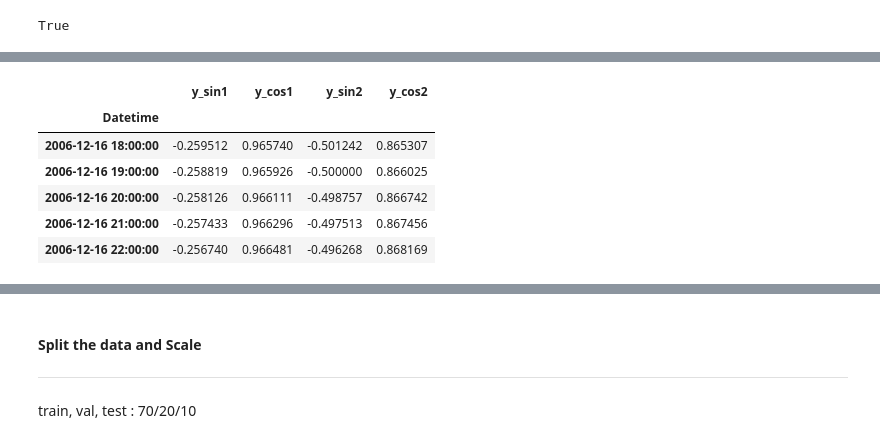
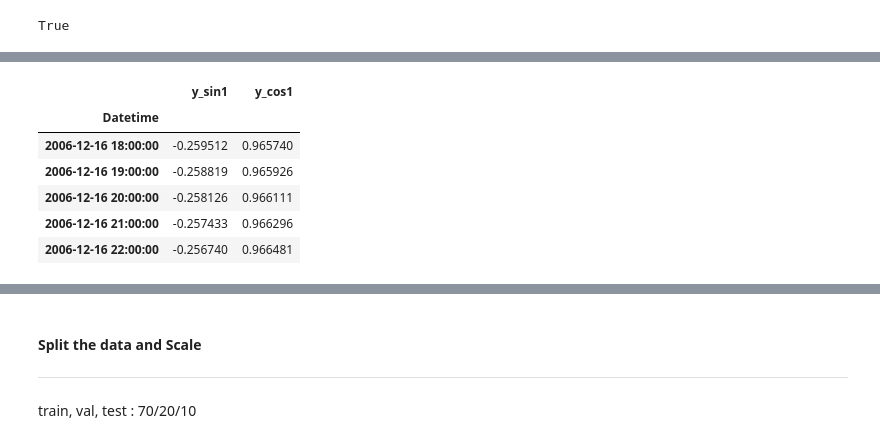
Before and after one commit to oozsoy/Time-Series-Projects, a Jupyter notebook: Household_Power_Consump/PowerConsump.ipynb, the cells around one changed output, grey strips where cells are left out. Cells and saved outputs as stored; diff of their text form; code cells hidden in the pictures.

```diff
--- a/Household_Power_Consump/PowerConsump.ipynb
+++ b/Household_Power_Consump/PowerConsump.ipynb
@@ -516,7 +518,7 @@ We will also use one higher order harmonics (second) of sin and cos which could
 # %%
 from statsmodels.tsa.deterministic import DeterministicProcess, CalendarFourier
 
-cfr = CalendarFourier(freq='Y', order=2)
+cfr = CalendarFourier(freq='Y', order=1)
 seasonal_year_trig = DeterministicProcess(index=df_h.index, seasonal=False, additional_terms=[cfr]).in_sample() # seasonal = False to avoid dummies
 with pd.option_context('display.max_columns', None, 'display.expand_frame_repr', False):
     print(seasonal_year_trig)
@@ -539,15 +541,15 @@ Datetime
 # %%
-seasonal_year_trig.columns = ['y_sin1', 'y_cos1', 'y_sin2', 'y_cos2']
+seasonal_year_trig.columns = ['y_sin1', 'y_cos1']
 
 seasonal_year_trig.head()
 # %% [output]
-|  | y_sin1 | y_cos1 | y_sin2 | y_cos2 |
-| Datetime |  |  |  |  |
-| 2006-12-16 18:00:00 | -0.259512 | 0.965740 | -0.501242 | 0.865307 |
-| 2006-12-16 19:00:00 | -0.258819 | 0.965926 | -0.500000 | 0.866025 |
-| 2006-12-16 20:00:00 | -0.258126 | 0.966111 | -0.498757 | 0.866742 |
-| 2006-12-16 21:00:00 | -0.257433 | 0.966296 | -0.497513 | 0.867456 |
-| 2006-12-16 22:00:00 | -0.256740 | 0.966481 | -0.496268 | 0.868169 |
+|  | y_sin1 | y_cos1 |
+| Datetime |  |  |
+| 2006-12-16 18:00:00 | -0.259512 | 0.965740 |
+| 2006-12-16 19:00:00 | -0.258819 | 0.965926 |
+| 2006-12-16 20:00:00 | -0.258126 | 0.966111 |
+| 2006-12-16 21:00:00 | -0.257433 | 0.966296 |
+| 2006-12-16 22:00:00 | -0.256740 | 0.966481 |
 # %%
 # add the features to our re-sampled data frame
 
```
Also changed, not shown: parts of 19 cells of this notebook.
